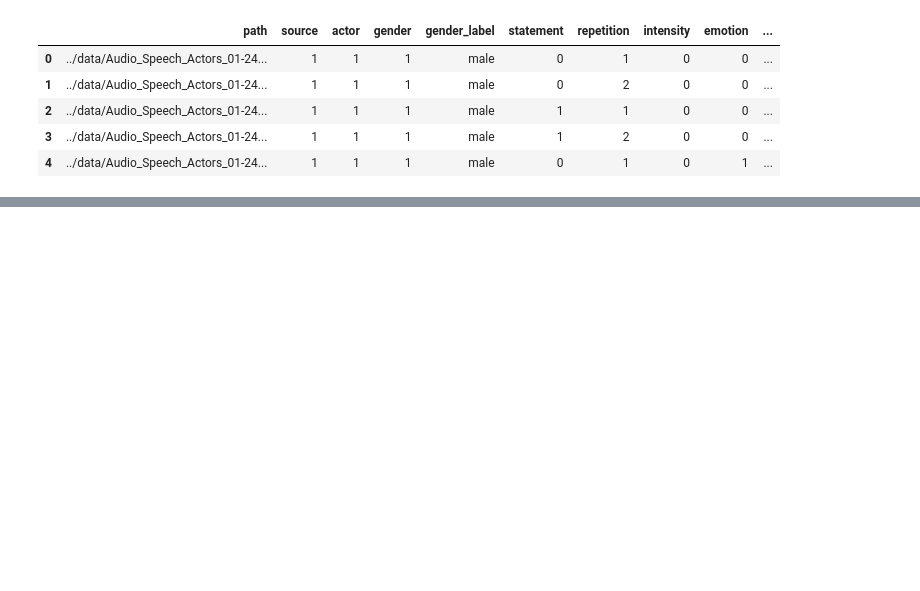
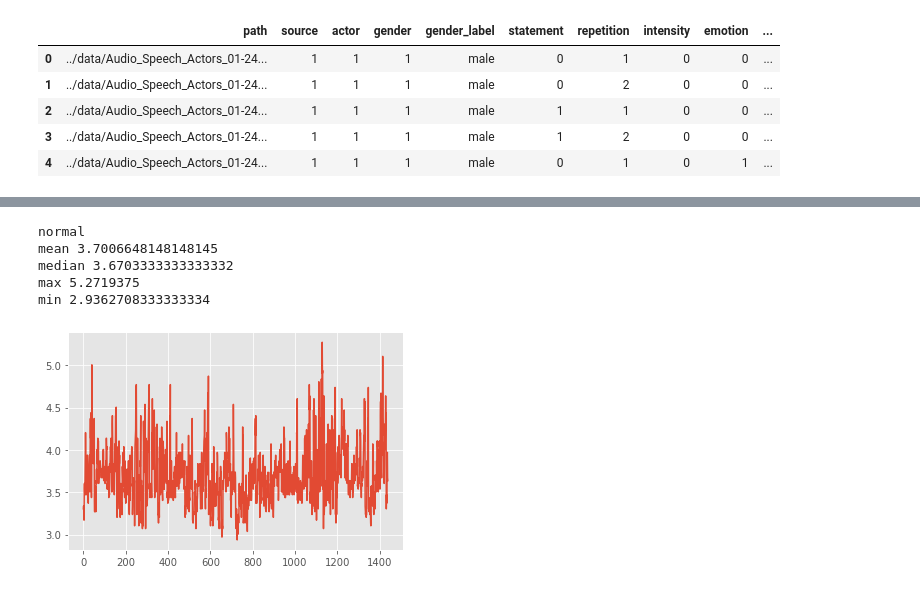
Before and after one commit to itsmartinhi/speech-emotion-recognition, a Jupyter notebook: notebooks/preprocessing.ipynb, the cells around one changed output, grey strips where cells are left out. Cells and saved outputs as stored; diff of their text form; code cells hidden in the pictures; blank space fills up the shorter version.

```diff
--- a/notebooks/preprocessing.ipynb
+++ b/notebooks/preprocessing.ipynb
@@ -511,31 +494,33 @@ feature_df2.head()
 # %%
 # data exploration
-# time_list = []
-# time_list2 = []
-#
-# for i in tqdm(range(len(data_df))):
-#     signal, sr = librosa.load(data_df.path[i], sr=SAMPLE_RATE)
-#     signalt, index = librosa.effects.trim(signal, top_db=30)
-#     x = librosa.get_duration(signal)
-#     y = librosa.get_duration(signalt)
-#     time_list.append(x)
-#     time_list2.append(y)
+time_list = []
+
+for i in tqdm(range(len(data_df))):
+    time_list.append(librosa.get_duration(filename=data_df.path[i]))
 # %%
 # plt.plot(time_list)
 # plt.show()
 # %%
-# print('normal')
-# print('mean', np.mean(time_list))
-# print('median', np.median(time_list))
-# print('max', np.max(time_list))
-# print('min', np.min(time_list))
-#
+print('normal')
+print('mean', np.mean(time_list))
+print('median', np.median(time_list))
+print('max', np.max(time_list))
+print('min', np.min(time_list))
+
 # print('\ntrimmed')
 # print('mean', np.mean(time_list2))
 # print('median', np.median(time_list2))
 # print('max', np.max(time_list2))
 # print('min', np.min(time_list2))
-#
+# %% [output]
+normal
+mean 3.7006648148148145
+median 3.6703333333333332
+max 5.2719375
+min 2.9362708333333334
 # %%
-# plt.plot(time_list2)
-# plt.show()
+plt.plot(time_list)
+plt.xlabel('')
+plt.show()
+# %% [output]
+[figure, added]
```
Also changed, not shown: parts of 19 cells of this notebook, 6 other files.
